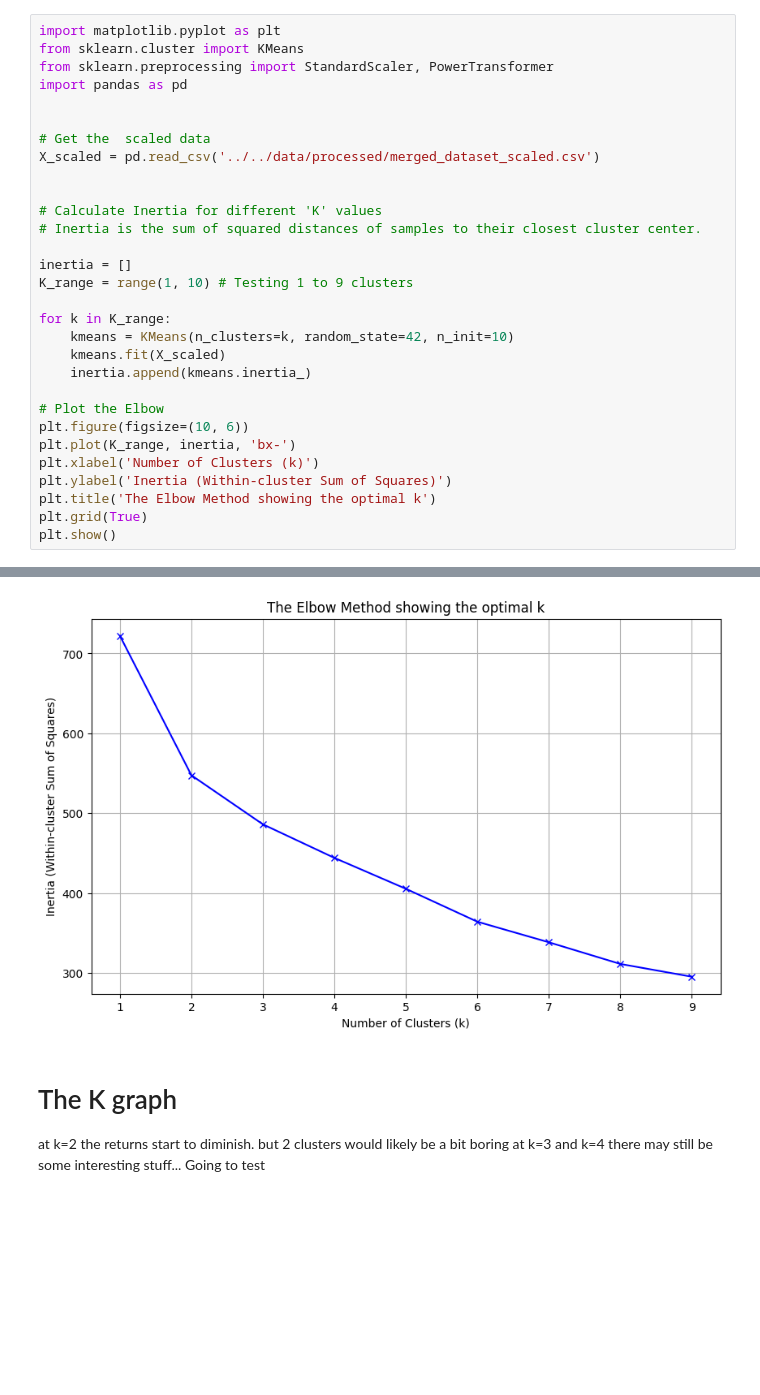
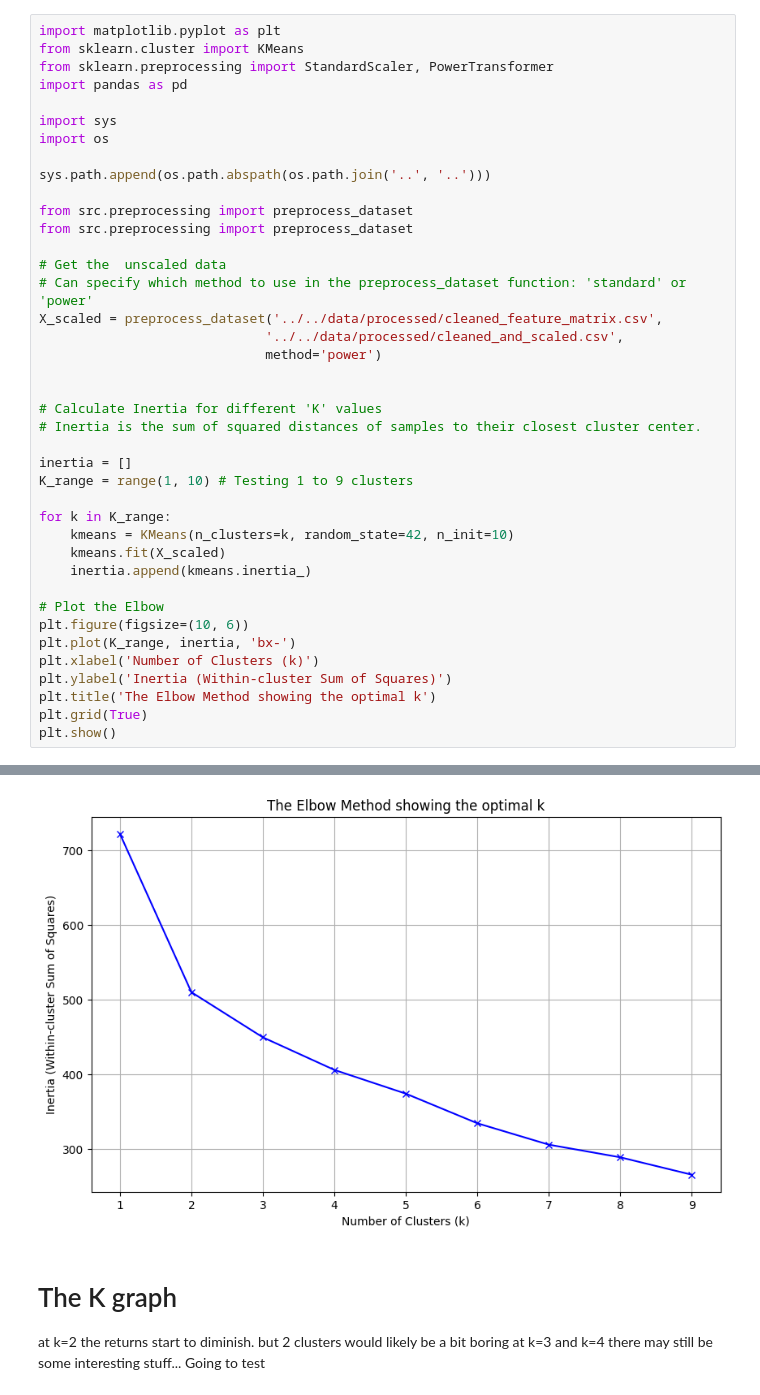
Before and after one commit to irvsam/Identifying-and-Tracking-Climate-Policy-Archetypes, a Jupyter notebook: notebooks/kmeans/parameters.ipynb, the cells around one changed output, grey strips where cells are left out. Drawn from its saved outputs; the diff is of its cells as text; blank space fills up the shorter version.

Commit message:
externalised the pre processing so i can pre process any dataset before using chosen clustering method

```diff
--- a/notebooks/kmeans/parameters.ipynb
+++ b/notebooks/kmeans/parameters.ipynb
@@ -4,9 +4,19 @@ from sklearn.cluster import KMeans
 from sklearn.preprocessing import StandardScaler, PowerTransformer
 import pandas as pd
 
+import sys
+import os
 
-# Get the  scaled data
-X_scaled = pd.read_csv('../../data/processed/merged_dataset_scaled.csv')
+sys.path.append(os.path.abspath(os.path.join('..', '..')))
+
+from src.preprocessing import preprocess_dataset
+from src.preprocessing import preprocess_dataset
+
+# Get the  unscaled data
+# Can specify which method to use in the preprocess_dataset function: 'standard' or 'power'
+X_scaled = preprocess_dataset('../../data/processed/cleaned_feature_matrix.csv',
+                             '../../data/processed/cleaned_and_scaled.csv',
+                             method='power')
 
 
 # Calculate Inertia for different 'K' values
@@ -32,4 +43,4 @@ plt.show()
-[figure, old version]
+[figure, new version]
 # %% [markdown]
 # The K graph
 
```
Also changed, not shown: parts of 3 cells of this notebook, 2 other files.
